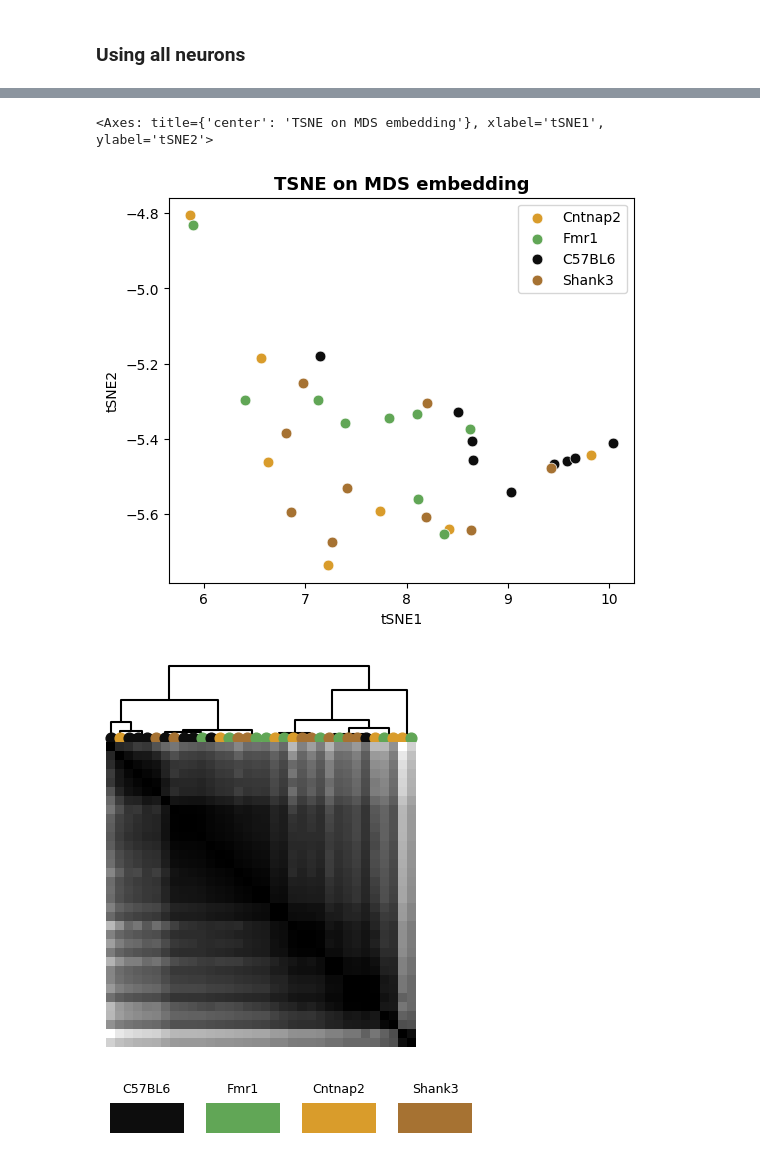
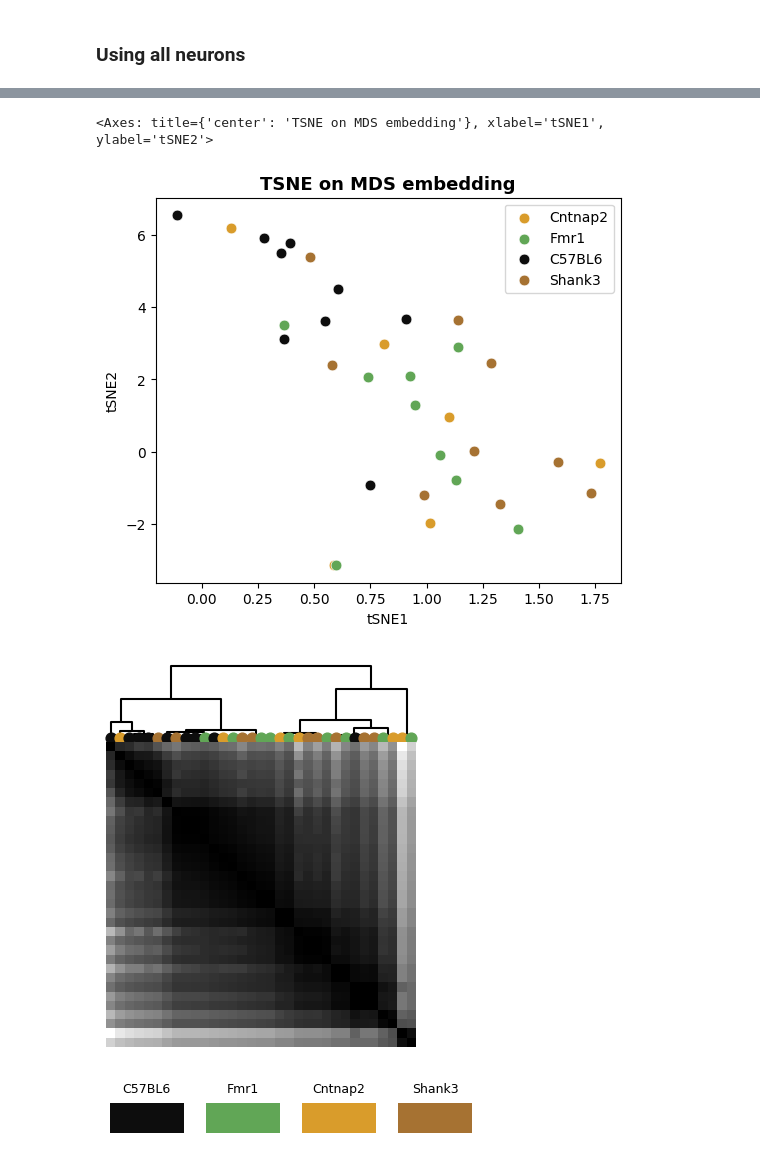
Before and after one commit to brunaafl/ShapeMetrics, a Jupyter notebook: ibl_autism/neural_genotype.ipynb, the cells around one changed output, grey strips where cells are left out. Saved outputs shown, nothing was run; the diff lists cells and outputs as text; code cells hidden in the pictures.

```diff
--- a/ibl_autism/neural_genotype.ipynb
+++ b/ibl_autism/neural_genotype.ipynb
@@ -349,30 +354,0 @@ def plot_dendogram(dist_neural, labs, save=False, lab_to_color=None, title=False
-# %%
-# What can i do now? I can maybe try to cluster the kernels across genotypes
-# Maybe I can, instead of using all neurons, selecting just the areas in common?
-
-all_subjects = []
-all_genotypes=[]
-for g in genotypes:
-    arrs = genotype_kernels_neurons[g]
-    if len(arrs) == 0:
-        continue
-
-    # Get the 100 least variable neurons across all animals for this genotype and contrast
-    vals = [a[np.argsort(a.std(axis=(1,2)))[-100:], :, :] for a in arrs if len(a) >= 100] # (neurons, contrasts, timepoints) for each subject
-
-    if g=='C':
-        # Remove the first subject of C because it has a very different activity and messes with the clustering
-        vals.pop(3)
-
-    # spLIT ACROSS TIME BINS
-    #vals = [split_time_bins(a) for a in vals]
-
-    all_genotypes.extend([g]*len(vals))
-
-    # Now vals has the shape (subjects, timepoints * conditions, neurons)
-    all_subjects.append(vals)
-
-all_subjects = np.concatenate(all_subjects, axis=0) # (subjects, neurons, contrasts, timepoints)
-S, n, c, t = all_subjects.shape
-all_subjects_reshaped = all_subjects.reshape(S, n, c*t).transpose(0,2,1) # (subjects, contrast*timepoints, neurons)
-#all_subjects_reshaped = all_subjects.mean(-1).transpose(0,2,1) # (subjects, contrast, neurons)
@@ -427,6 +387,7 @@ plot_dendogram(dist_neural, all_genotypes, lab_to_color=colors)
 all_subjects = []
 all_genotypes=[]
 for g in genotypes:
+    print(g)
     arrs = genotype_kernels_neurons[g]
     arrs = [a[:,3:6,:] for a in arrs] #[:,3:6,:]
     if len(arrs) == 0:
@@ -435,11 +396,9 @@ for g in genotypes:
     # Just filter out the subjects with less than 100 neurons, but keep all neurons
     vals = [a.reshape(a.shape[0], -1).T for a in arrs if len(a) >= 100] # (n_neurons, contrast*timepoints) for each subject
 
-    # Maybe do a mean across all time points?
-    #vals = [a.mean(-1).T for a in arrs if (len(a) >= 100) ] # (n_neurons, contrast) for each subject
-    if g=='N':
-        # Remove this subject of N because it has a very different activity and messes with the clustering
-        vals.pop(-1)
+    # Filter out subjects with standard deviation across neurons too big
+    stds = [np.abs(a).std().mean() for a in vals]
+    vals = [a for a, s in zip(vals, stds) if s - np.percentile(stds, 97.5) < 0.01]
 
     all_genotypes.extend([g]*len(vals))
 
@@ -478,15 +454,15 @@ plot_mds_pca(dist_neural, all_genotypes)
 # %%
-plot_mds_tsne(dist_neural, all_genotypes, perplexity=25)
+plot_mds_tsne(dist_neural, all_genotypes, perplexity=15)
 # %% [output]
 <Axes: title={'center': 'TSNE on MDS embedding'}, xlabel='tSNE1', ylabel='tSNE2'>
-[figure, old version]
+[figure, new version]
 # %%
 labels_arr = np.array(all_genotypes)
 colors = {'N':'#0D0D0D', 'F':'#61A656', 'C':'#D99C2B', 'S':'#A67232'}
 
 plot_dendogram(dist_neural, all_genotypes, lab_to_color=colors, title=False, save=True)
 # %% [output]
-[figure, old version]
+[figure, new version]
 # %%
 
 colors = {'N':'#0D0D0D', 'F':'#61A656', 'C':'#D99C2B', 'S':'#A67232'}
```
Also changed, not shown: parts of 46 cells of this notebook, 12 other files.
